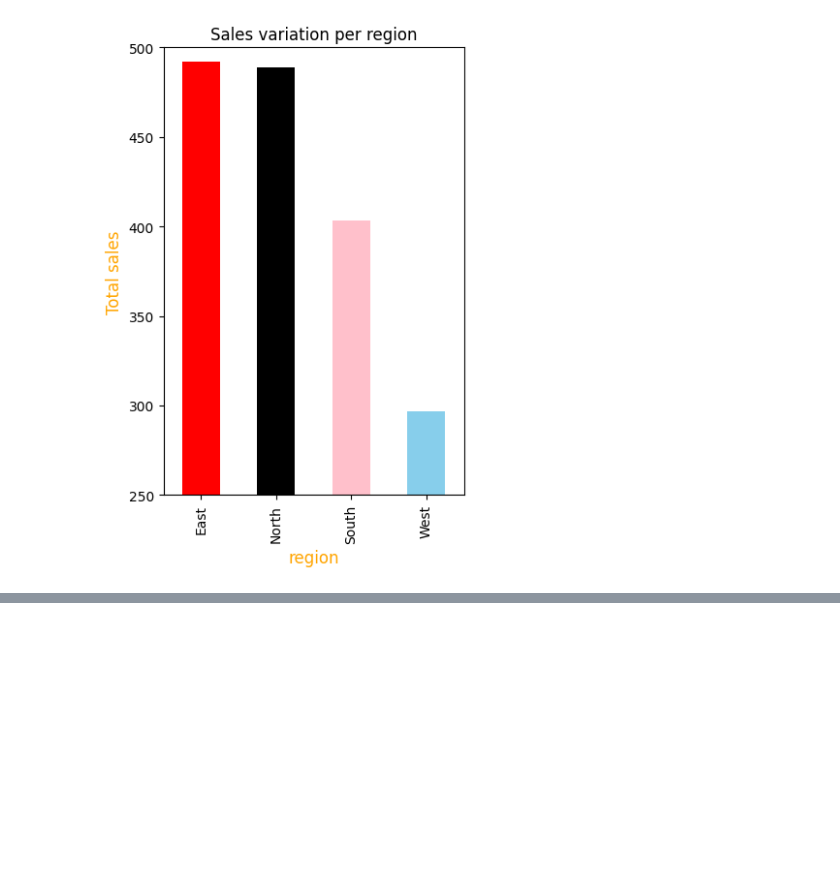
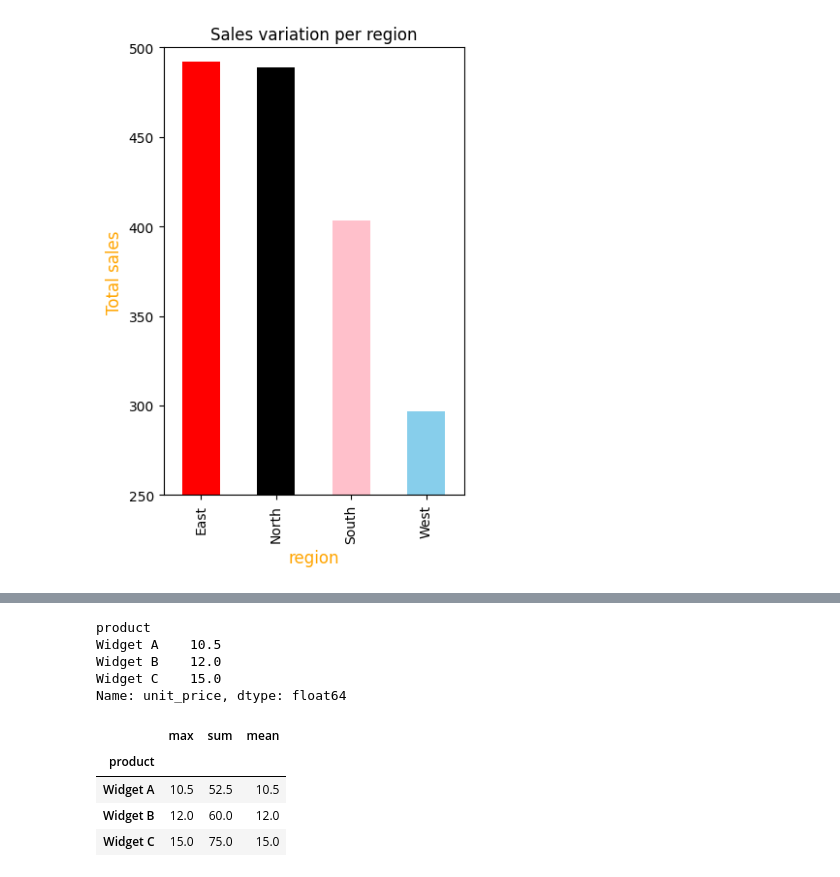
Before and after one commit to Tonnyspiel/css-week-3, a Jupyter notebook: sales-data-analysis.ipynb, the cells around one changed output, grey strips where cells are left out. Saved outputs shown, nothing was run; the diff lists cells and outputs as text; code cells hidden in the pictures; blank space fills up the shorter version.

```diff
--- a/sales-data-analysis.ipynb
+++ b/sales-data-analysis.ipynb
@@ -131,0 +150,18 @@ Text(0.5, 0, 'region')
+# %%
+#Which product has the highest unit price vs. highest revenue
+Product_per_unit_price = df.groupby('product')['unit_price'].max()
+print(Product_per_unit_price)
+# %% [output]
+product
+Widget A    10.5
+Widget B    12.0
+Widget C    15.0
+Name: unit_price, dtype: float64
+# %%
+df.groupby('product')['unit_price'].agg(['max', 'sum','mean'])
+# %% [output]
+|  | max | sum | mean |
+| product |  |  |  |
+| Widget A | 10.5 | 52.5 | 10.5 |
+| Widget B | 12.0 | 60.0 | 12.0 |
+| Widget C | 15.0 | 75.0 | 15.0 |
```
Also changed, not shown: parts of 2 cells of this notebook.
